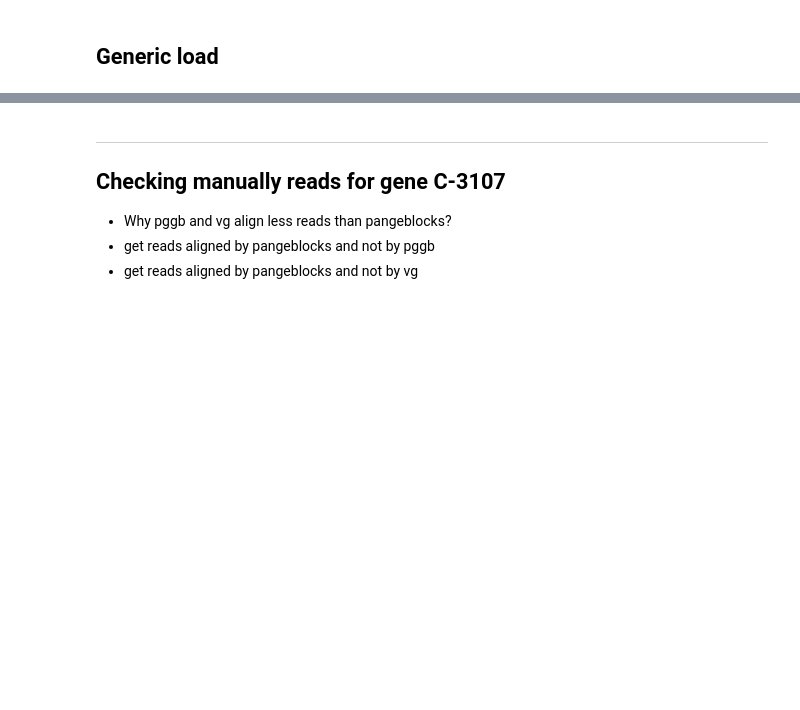
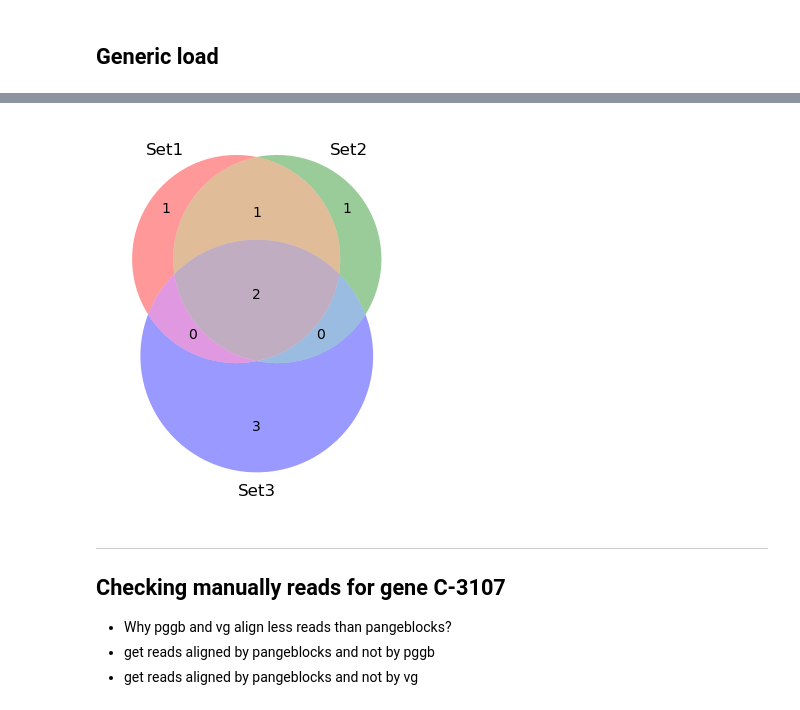
Before and after one commit to AlgoLab/pangeblocks-experiments, a Jupyter notebook: notebooks/alignments.ipynb, the cells around one changed output, grey strips where cells are left out. Saved outputs shown, nothing was run; the diff lists cells and outputs as text; code cells hidden in the pictures; blank space fills up the shorter version.

```diff
--- a/notebooks/alignments.ipynb
+++ b/notebooks/alignments.ipynb
@@ -169,0 +231,9 @@ data_boxplot.head()
+# %%
+set1 = set(['A', 'B', 'C', 'D'])
+set2 = set(['B', 'C', 'D', 'E'])
+set3 = set(['C', 'D',' E', 'F', 'G'])
+
+venn3([set1, set2, set3], ('Set1', 'Set2', 'Set3'))
+plt.show()
+# %% [output]
+[figure, added]
```
Also changed, not shown: parts of 19 cells of this notebook, 6 other files.
